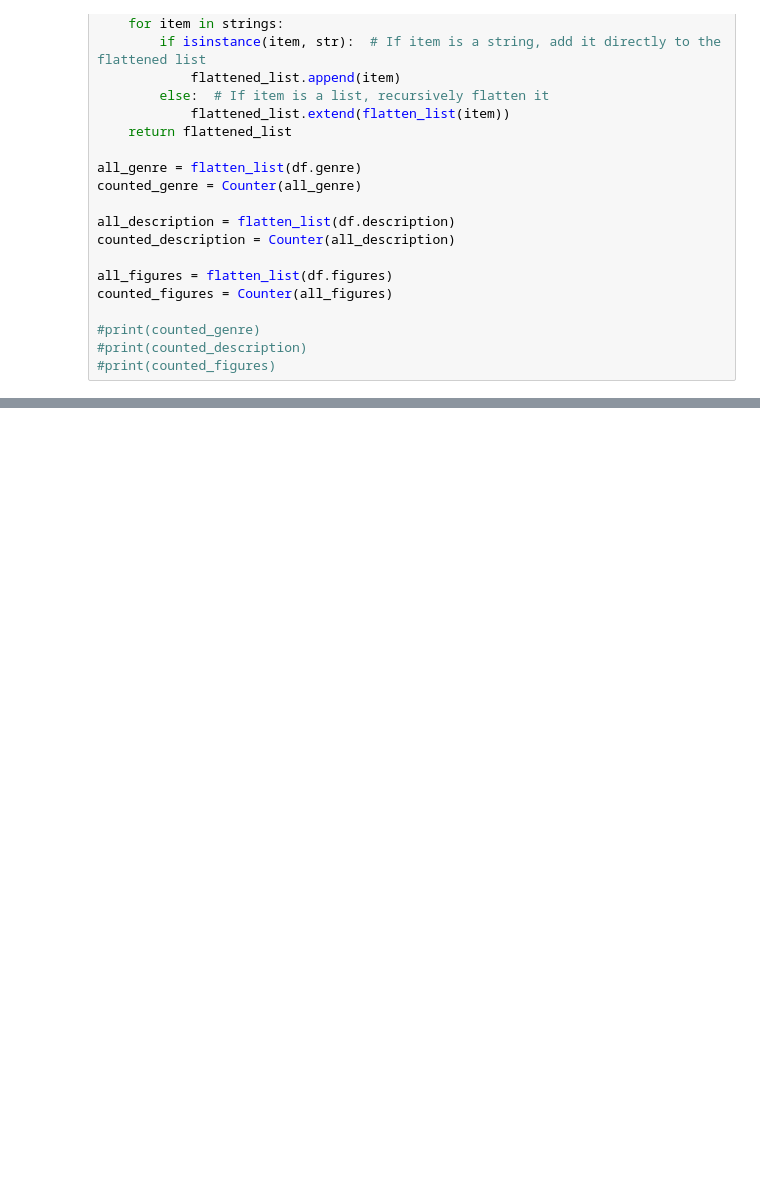
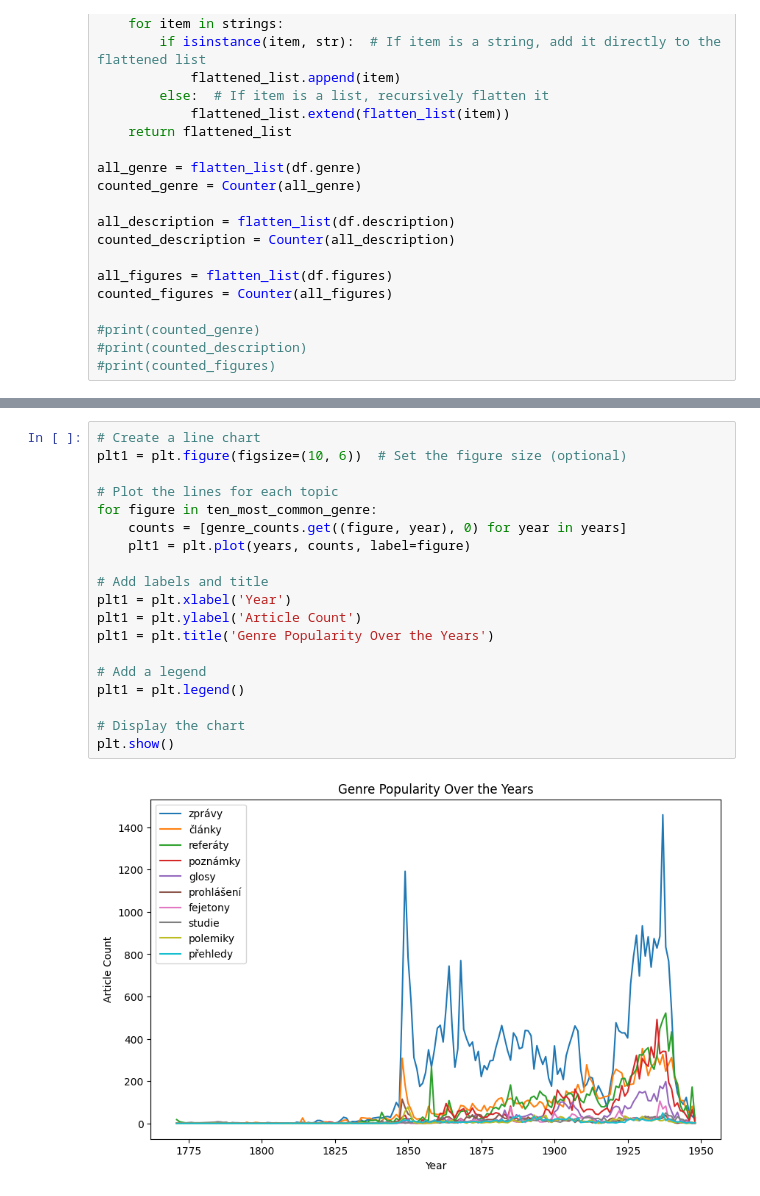
Before and after one commit to panuscha/DH-data-process, a Jupyter notebook: process_csv.ipynb, the cells around one changed output, grey strips where cells are left out. Cells and saved outputs as stored; diff of their text form; blank space fills up the shorter version.

```diff
--- a/process_csv.ipynb
+++ b/process_csv.ipynb
@@ -78,3 +85,24 @@ years = list(set([year for _, year in genre_counts.keys()]))
 # Sort the genres and years in ascending order
 genres.sort()
 years.sort()
+# %%
+# Create a line chart
+plt1 = plt.figure(figsize=(10, 6))  # Set the figure size (optional)
+
+# Plot the lines for each topic
+for figure in ten_most_common_genre:
+    counts = [genre_counts.get((figure, year), 0) for year in years]
+    plt1 = plt.plot(years, counts, label=figure)
+
+# Add labels and title
+plt1 = plt.xlabel('Year')
+plt1 = plt.ylabel('Article Count')
+plt1 = plt.title('Genre Popularity Over the Years')
+
+# Add a legend
+plt1 = plt.legend()
+
+# Display the chart
+plt.show()
+# %% [output]
+[figure, added]
```
Also changed, not shown: parts of 10 cells of this notebook, 6 other files.
